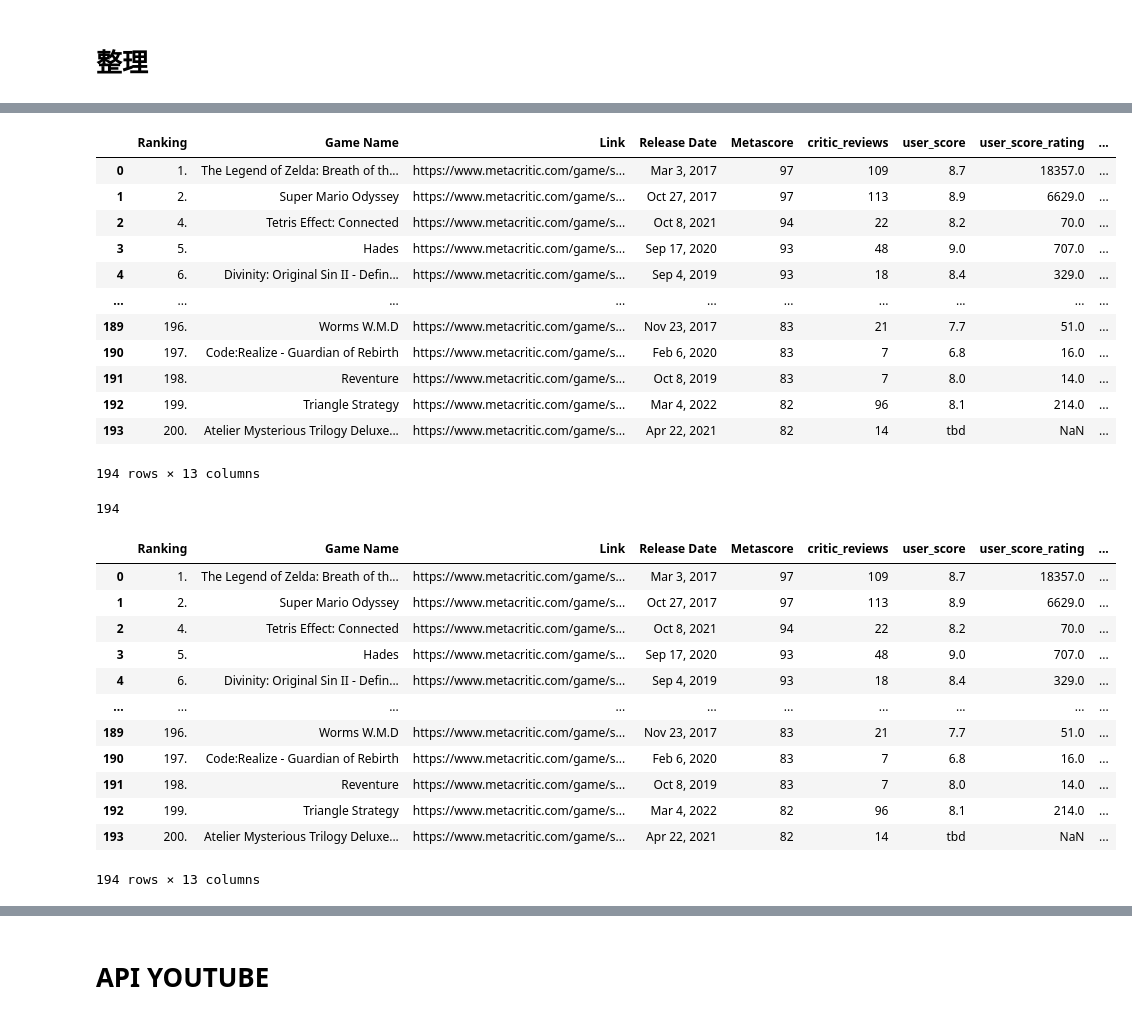
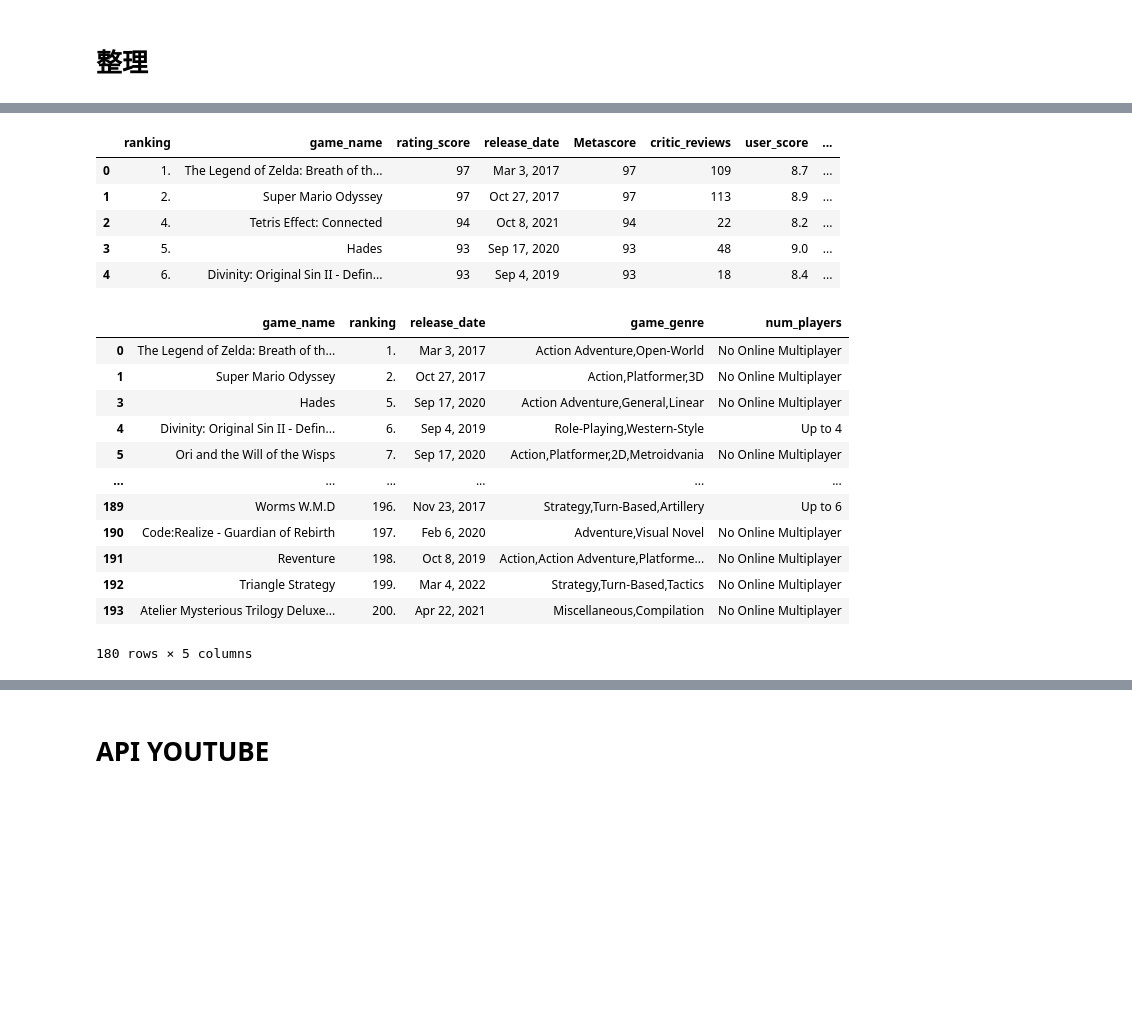
Before and after one commit to dmiao123/DE-Individual-, a Jupyter notebook: Python Work/DE Individual .ipynb, the cells around one changed output, grey strips where cells are left out. Cells and saved outputs as stored; diff of their text form; code cells hidden in the pictures; blank space fills up the shorter version.

```diff
--- a/Python Work/DE Individual .ipynb
+++ b/Python Work/DE Individual .ipynb
@@ -301,47 +301,44 @@ game2.head()
 # %%
 #merage data
-game = game1.merge(game2, on=["Game Name"], how = 'inner')
+game_m = game1.merge(game2, on=["game_name"], how = 'inner')
 
 #rename data
-game = game.rename(columns={"ï»¿Ranking": "Ranking"})
-game = game.rename(columns={"of players": "num_players"})
+game_m = game_m.rename(columns={"ï»¿ranking": "ranking"})
+game_m = game_m.rename(columns={"user_score_rating": "user_score_rating_num"})
+
+
 
 #drop dpecific column
-del game['Rating_x']
+del game_m['link']
+del game_m['Cheats']
+del game_m['rating_number']
 
 #show data
-game
+game_m.head()
 # %% [output]
-|  | Ranking | Game Name | Link | Release Date | Metascore | critic_reviews | user_score | user_score_rating | ... |
-| 0 | 1. | The Legend of Zelda: Breath of th... | https://www.metacritic.com/game/s... | Mar 3, 2017 | 97 | 109 | 8.7 | 18357.0 | ... |
-| 1 | 2. | Super Mario Odyssey | https://www.metacritic.com/game/s... | Oct 27, 2017 | 97 | 113 | 8.9 | 6629.0 | ... |
-| 2 | 4. | Tetris Effect: Connected | https://www.metacritic.com/game/s... | Oct 8, 2021 | 94 | 22 | 8.2 | 70.0 | ... |
-| 3 | 5. | Hades | https://www.metacritic.com/game/s... | Sep 17, 2020 | 93 | 48 | 9.0 | 707.0 | ... |
-| 4 | 6. | Divinity: Original Sin II - Defin... | https://www.metacritic.com/game/s... | Sep 4, 2019 | 93 | 18 | 8.4 | 329.0 | ... |
-| ... | ... | ... | ... | ... | ... | ... | ... | ... | ... |
-| 189 | 196. | Worms W.M.D | https://www.metacritic.com/game/s... | Nov 23, 2017 | 83 | 21 | 7.7 | 51.0 | ... |
-| 190 | 197. | Code:Realize - Guardian of Rebirth | https://www.metacritic.com/game/s... | Feb 6, 2020 | 83 | 7 | 6.8 | 16.0 | ... |
-| 191 | 198. | Reventure | https://www.metacritic.com/game/s... | Oct 8, 2019 | 83 | 7 | 8.0 | 14.0 | ... |
-| 192 | 199. | Triangle Strategy | https://www.metacritic.com/game/s... | Mar 4, 2022 | 82 | 96 | 8.1 | 214.0 | ... |
-| 193 | 200. | Atelier Mysterious Trilogy Deluxe... | https://www.metacritic.com/game/s... | Apr 22, 2021 | 82 | 14 | tbd | NaN | ... |
+|  | ranking | game_name | rating_score | release_date | Metascore | critic_reviews | user_score | ... |
+| 0 | 1. | The Legend of Zelda: Breath of th... | 97 | Mar 3, 2017 | 97 | 109 | 8.7 | ... |
+| 1 | 2. | Super Mario Odyssey | 97 | Oct 27, 2017 | 97 | 113 | 8.9 | ... |
+| 2 | 4. | Tetris Effect: Connected | 94 | Oct 8, 2021 | 94 | 22 | 8.2 | ... |
+| 3 | 5. | Hades | 93 | Sep 17, 2020 | 93 | 48 | 9.0 | ... |
+| 4 | 6. | Divinity: Original Sin II - Defin... | 93 | Sep 4, 2019 | 93 | 18 | 8.4 | ... |
-194 rows × 13 columns
 # %%
-print(len(game))
+## new table    game_analysis.game
+game = pd.DataFrame(game_m, columns=['game_name','ranking','release_date', 'game_genre','num_players'])
+## drop na
+game.dropna(axis=0, how='any', inplace=True)
+game
 # %% [output]
+|  | game_name | ranking | release_date | game_genre | num_players |
+| 0 | The Legend of Zelda: Breath of th... | 1. | Mar 3, 2017 | Action Adventure,Open-World | No Online Multiplayer |
+| 1 | Super Mario Odyssey | 2. | Oct 27, 2017 | Action,Platformer,3D | No Online Multiplayer |
+| 3 | Hades | 5. | Sep 17, 2020 | Action Adventure,General,Linear | No Online Multiplayer |
+| 4 | Divinity: Original Sin II - Defin... | 6. | Sep 4, 2019 | Role-Playing,Western-Style | Up to 4 |
+| 5 | Ori and the Will of the Wisps | 7. | Sep 17, 2020 | Action,Platformer,2D,Metroidvania | No Online Multiplayer |
+| ... | ... | ... | ... | ... | ... |
+| 189 | Worms W.M.D | 196. | Nov 23, 2017 | Strategy,Turn-Based,Artillery | Up to 6 |
+| 190 | Code:Realize - Guardian of Rebirth | 197. | Feb 6, 2020 | Adventure,Visual Novel | No Online Multiplayer |
+| 191 | Reventure | 198. | Oct 8, 2019 | Action,Action Adventure,Platforme... | No Online Multiplayer |
+| 192 | Triangle Strategy | 199. | Mar 4, 2022 | Strategy,Turn-Based,Tactics | No Online Multiplayer |
+| 193 | Atelier Mysterious Trilogy Deluxe... | 200. | Apr 22, 2021 | Miscellaneous,Compilation | No Online Multiplayer |
-194
+180 rows × 5 columns
-# %%
-game
-# %% [output]
-|  | Ranking | Game Name | Link | Release Date | Metascore | critic_reviews | user_score | user_score_rating | ... |
-| 0 | 1. | The Legend of Zelda: Breath of th... | https://www.metacritic.com/game/s... | Mar 3, 2017 | 97 | 109 | 8.7 | 18357.0 | ... |
-| 1 | 2. | Super Mario Odyssey | https://www.metacritic.com/game/s... | Oct 27, 2017 | 97 | 113 | 8.9 | 6629.0 | ... |
-| 2 | 4. | Tetris Effect: Connected | https://www.metacritic.com/game/s... | Oct 8, 2021 | 94 | 22 | 8.2 | 70.0 | ... |
-| 3 | 5. | Hades | https://www.metacritic.com/game/s... | Sep 17, 2020 | 93 | 48 | 9.0 | 707.0 | ... |
-| 4 | 6. | Divinity: Original Sin II - Defin... | https://www.metacritic.com/game/s... | Sep 4, 2019 | 93 | 18 | 8.4 | 329.0 | ... |
-| ... | ... | ... | ... | ... | ... | ... | ... | ... | ... |
-| 189 | 196. | Worms W.M.D | https://www.metacritic.com/game/s... | Nov 23, 2017 | 83 | 21 | 7.7 | 51.0 | ... |
-| 190 | 197. | Code:Realize - Guardian of Rebirth | https://www.metacritic.com/game/s... | Feb 6, 2020 | 83 | 7 | 6.8 | 16.0 | ... |
-| 191 | 198. | Reventure | https://www.metacritic.com/game/s... | Oct 8, 2019 | 83 | 7 | 8.0 | 14.0 | ... |
-| 192 | 199. | Triangle Strategy | https://www.metacritic.com/game/s... | Mar 4, 2022 | 82 | 96 | 8.1 | 214.0 | ... |
-| 193 | 200. | Atelier Mysterious Trilogy Deluxe... | https://www.metacritic.com/game/s... | Apr 22, 2021 | 82 | 14 | tbd | NaN | ... |
-194 rows × 13 columns
```
Also changed, not shown: parts of 20 cells of this notebook.
